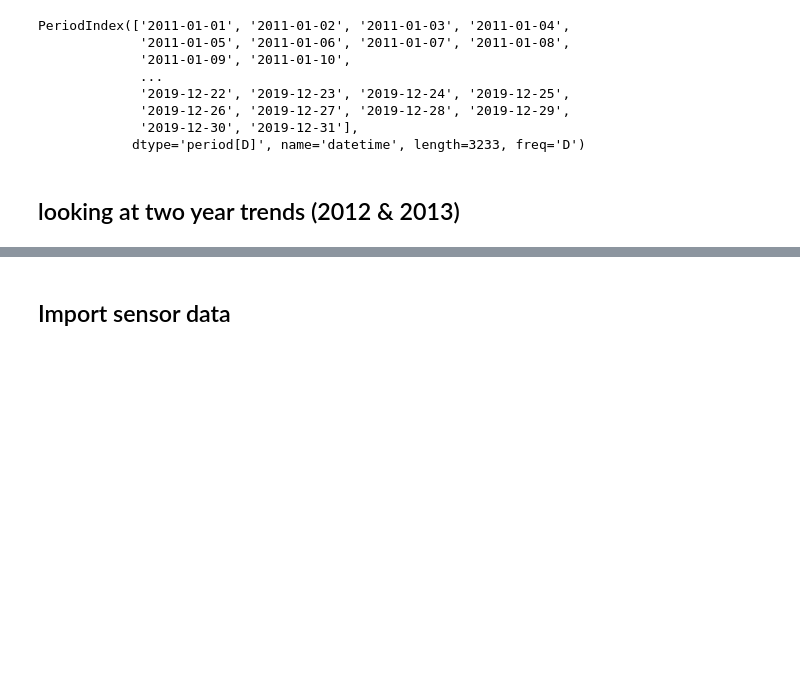
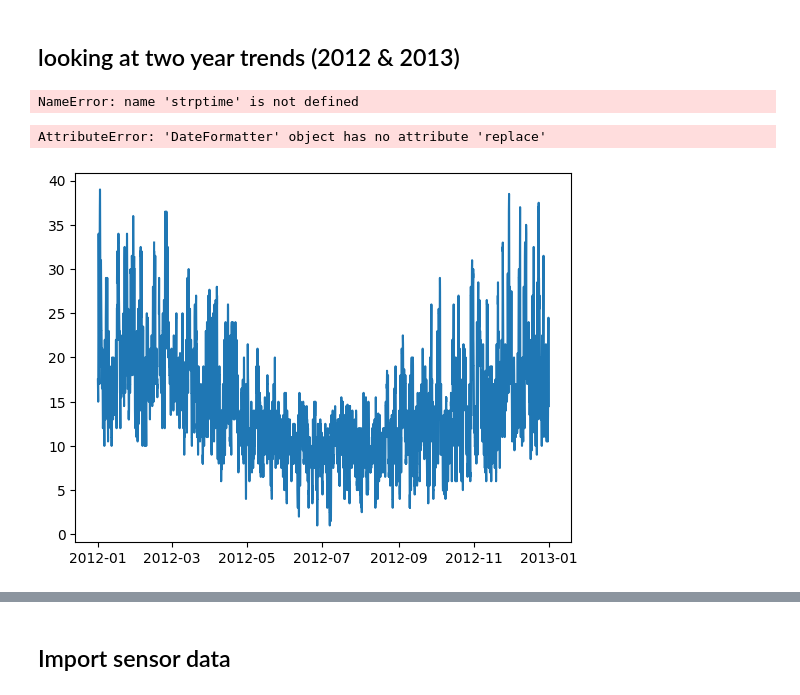
Before and after one commit to masher92/footfall, a Jupyter notebook: MelbourneAnalysis/AnalysingData/Weather Time Series on Limited Sensors.ipynb, the cells around one changed output, grey strips where cells are left out. Cells and saved outputs as stored; diff of their text form; code cells hidden in the pictures; blank space fills up the shorter version.

```diff
--- a/MelbourneAnalysis/AnalysingData/Weather Time Series on Limited Sensors.ipynb
+++ b/MelbourneAnalysis/AnalysingData/Weather Time Series on Limited Sensors.ipynb
@@ -55,0 +42,5 @@ weather = pd.concat([weather_2011, weather_2012, weather_2013, weather_2014, wea
+# %%
+this_years_weather = pd.read_csv('../Cleaned_data/weather_data_{}.csv'.format(year))
+this_years_weather['datetime']=pd.to_datetime(this_years_weather['datetime'])
+day_no= this_years_weather.datetime.dt.day
+this_years_weather.set_index([day_no], inplace=True, drop = True)
@@ -56,17 +60,53 @@ weather = pd.concat([weather_2011, weather_2012, weather_2013, weather_2014, wea
+# %%
+all_years_weather_df = pd.DataFrame(None)
+all_years_weather_dict = {}
+for year in range(2011, 2022+1):
+    this_years_weather = pd.read_csv('../Cleaned_data/weather_data_{}.csv'.format(year), index_col= 'datetime')
+    #
+    this_years_weather.index=pd.to_datetime(this_years_weather.index)
+    this_years_weather['day_no'] = this_years_weather.index.day
+    #
+    all_years_weather_df = all_years_weather_df.append(this_years_weather)
+    all_years_weather_dict[year] = this_years_weather
 # %%
-weather.set_index('datetime', inplace = True)
-weather.dropna(inplace = True)
+# # weather.set_index('datetime', inplace = True)
+# # weather.dropna(inplace = True)
 
-weather.index = pd.DatetimeIndex(weather.index).to_period('D')
-weather.index
+# # weather.index = pd.DatetimeIndex(weather.index).to_period('D')
+# # weather.index
+
+# all_years_weather_df
+# all_years_weather_df.isnull().values.any()
+# all_years_weather_df['Temp'].isnull().values.any()
+# all_years_weather_df[all_years_weather_df['Temp'].isna()year]
-# %% [output]
-PeriodIndex(['2011-01-01', '2011-01-02', '2011-01-03', '2011-01-04',
-             '2011-01-05', '2011-01-06', '2011-01-07', '2011-01-08',
-             '2011-01-09', '2011-01-10',
-             ...
-             '2019-12-22', '2019-12-23', '2019-12-24', '2019-12-25',
-             '2019-12-26', '2019-12-27', '2019-12-28', '2019-12-29',
-             '2019-12-30', '2019-12-31'],
-            dtype='period[D]', name='datetime', length=3233, freq='D')
 # %% [markdown]
 ## looking at two year trends (2012 & 2013)
+# %%
+# all_years_weather_dict[2012]['day_of_year'] =
+format = "%j"
+
+strptime(all_years_weather_dict[2012].index, format)
+# %% [output]
+NameError: name 'strptime' is not defined
+# %%
+fig,ax = plt.subplots()
+# ax.set_ylabel("Volume")
+# ax.set_title("Volume")
+
+y = range(all_years_weather_dict[2012].shape[0])
+# # all_years_weather_dict[2012].shape[1]
+# # plt.figure(figsize=(15, 7), dpi=200)
+# # for i in range(data.shape[0]):
+# #     plt.plot(y, data[i,:], color=colors[i], linewidth=5)
+
+
+ax.plot(all_years_weather_dict[2012].index,all_years_weather_dict[2012]['Temp'])
+# import matplotlib.dates as mdates
+
+myFmt = mdates.DateFormatter('%j')
+ax.xaxis.set_major_formatter(myFmt)
+# ax.xaxis.set_major_formatter(mdates.DateFormatter('%D'))
+# plt.show()
+# %% [output]
+AttributeError: 'DateFormatter' object has no attribute 'replace'
+[figure, added]
```
Also changed, not shown: parts of 9 cells of this notebook, 3 other files.
